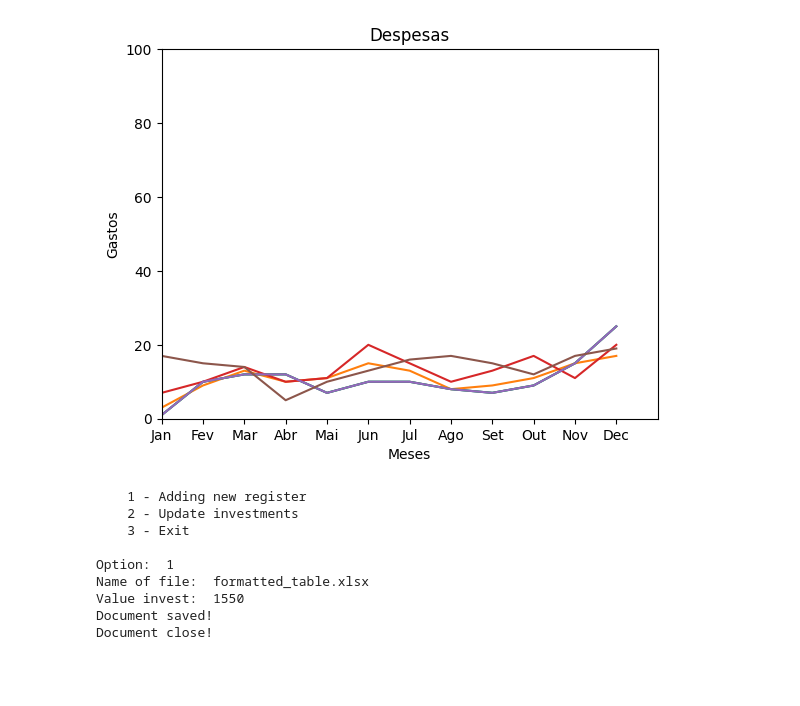
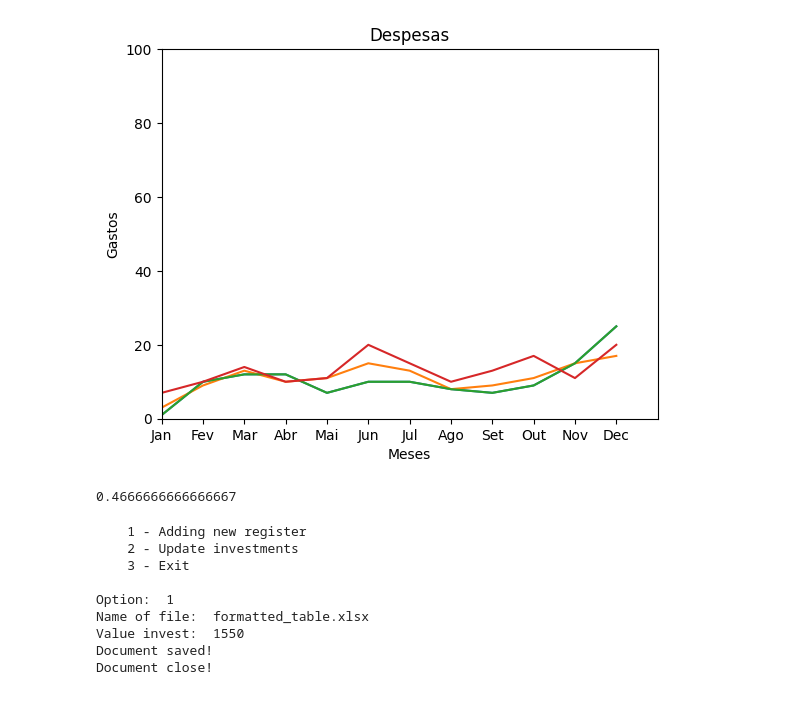
Before and after one commit to npereira89/learn_python, a Jupyter notebook: HelloWorld.ipynb, the cells around one changed output. Saved outputs shown, nothing was run; the diff lists cells and outputs as text; code cells hidden in the pictures.

```diff
--- a/HelloWorld.ipynb
+++ b/HelloWorld.ipynb
@@ -64,32 +64,54 @@ wb.close()
 # %%
 import matplotlib.pyplot as plt
 
 plt.axis((0, 12, 0, 100))
 
 x = ['Jan','Fev', 'Mar', 'Abr', 'Mai', 'Jun', 'Jul', 'Ago', 'Set','Out','Nov','Dec']
 y = [1, 10, 12, 12, 7, 10, 10, 8,7,9,15,25]
 gas = [3, 9, 13, 10, 11, 15, 13, 8, 9,11,15,17]
 elect = [7, 10, 14, 10, 11, 20, 15, 10, 13, 17, 11,20]
-agua = [17, 15, 14, 5, 10, 13, 16, 17, 15, 12, 17,19]
+agua = [17, 15, 14, 5, 10, 13, 16, 18, 20, 22, 25,30]
 
-# gráfico de linhas
-plt.plot(x, y, gas)
+plt.plot(x, y, gas)  # gráfico de linhas
 plt.plot( x, y, elect)
-plt.plot( x, y, agua)
-
-# gráfico de pontos
-# plt.scatter(x,y)
-# gráfico de barras
-#plt.bar(x,y)
-
+# plt.plot( x, y, agua)
+# plt.scatter(x,y)  # gráfico de pontos
+#plt.bar(x,y)  # gráfico de barras
 plt.title("Despesas")
 plt.xlabel("Meses")
 plt.ylabel("Gastos")
 
 # Showing plot
 plt.show()
 # %% [output]
-[figure, old version]
+[figure, new version]
+# %%
+import pandas as pd
+import numpy as np
+from sklearn.tree import DecisionTreeClassifier
+from sklearn.model_selection import train_test_split
+from sklearn.metrics import accuracy_score
+from sklearn import tree
+import joblib
+
+df = pd.read_csv('music.csv')
+
+inputs = df.drop(['genre'], axis = 'columns')
+target = df['genre']
+model = DecisionTreeClassifier(random_state=5)
+
+# getting data using information integer by inputs and targets
+inputs_train, inputs_test, target_train, target_test = train_test_split(inputs, target, test_size = 0.8, stratify=target, random_state=5)
+
+model.fit(inputs_train, target_train)
+
+# getting data using information integer by inputs and targets
+predictions = model.predict(inputs_test)
+# accurancy of data using some informations, line 8
+score = accuracy_score(target_test, predictions)
+score
+# %% [output]
+0.4666666666666667
 # %%
 from openpyxl import load_workbook
 from openpyxl.styles import Border, Side, PatternFill
```
Also changed, not shown: parts of 7 cells of this notebook, 1 other file.
